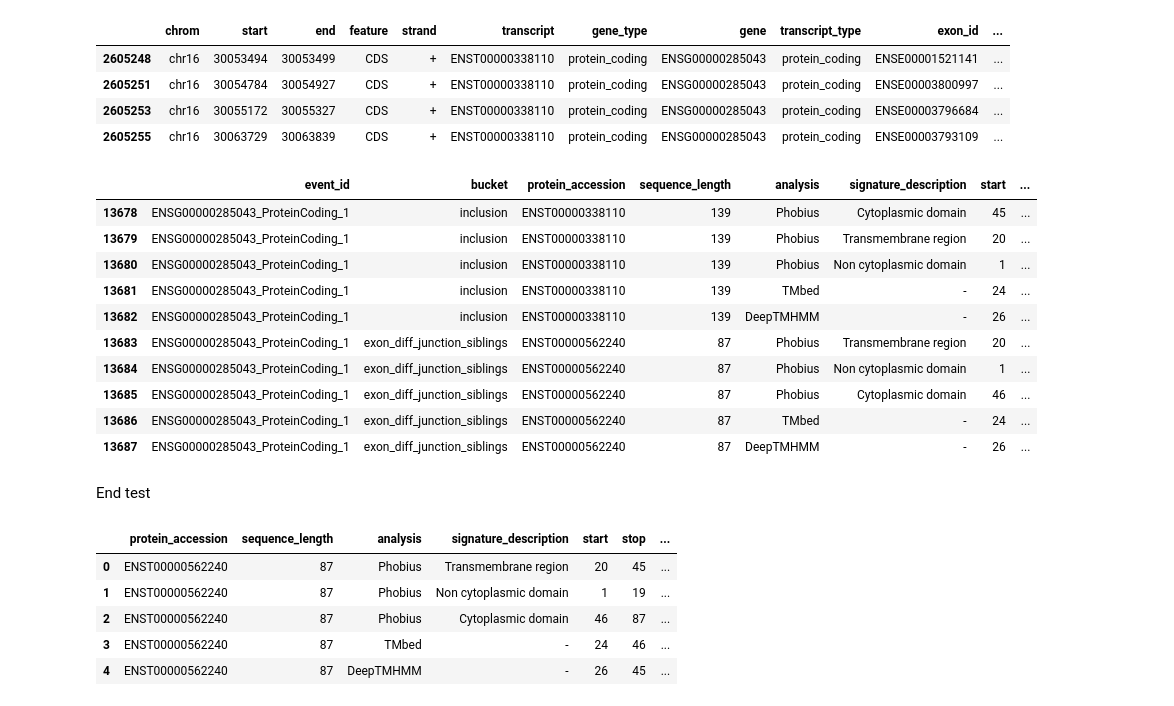
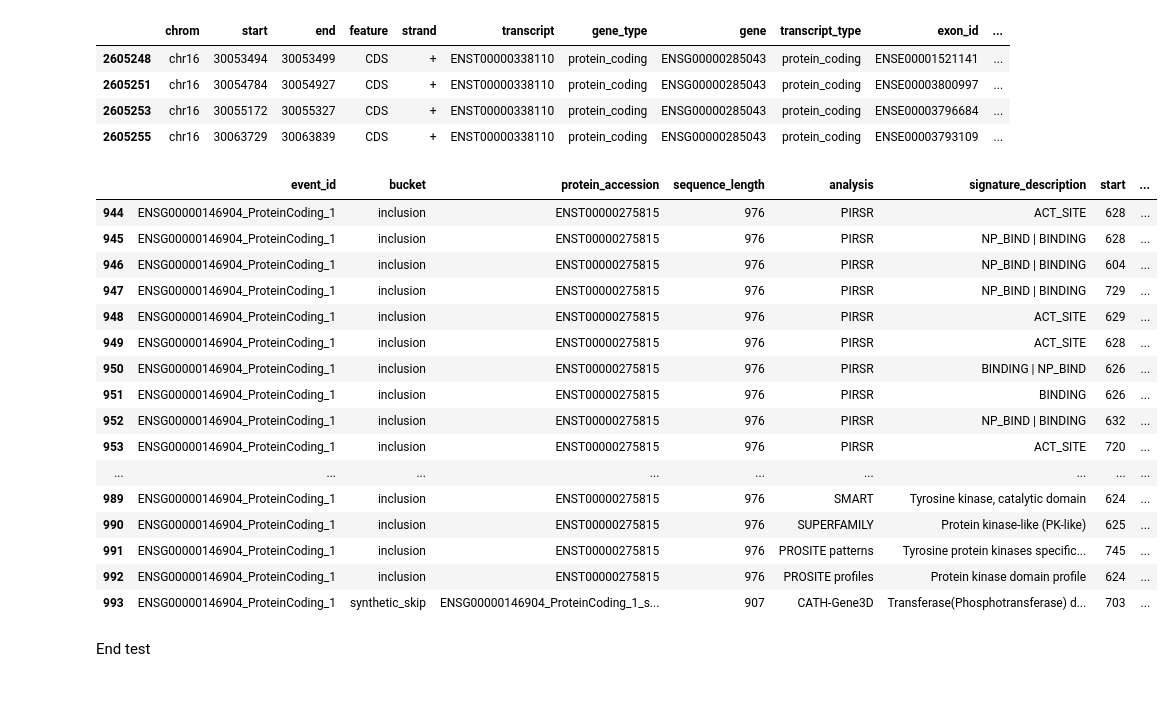
Before and after one commit to reliscu/bulk_splicing_GTEx_cortex, a Jupyter notebook: 31_visualize_interproscan_results.ipynb, the cells around one changed output. Cells and saved outputs as stored; diff of their text form; code cells hidden in the pictures.

```diff
--- a/31_visualize_interproscan_results.ipynb
+++ b/31_visualize_interproscan_results.ipynb
@@ -1188 +1494,3 @@ event_interproscan_map["ENSG00000285043_ProteinCoding_1"]['exon_diff_junction_si
+# %%
+ev = "ENSG00000146904_ProteinCoding_1"
 # %%
@@ -1202,28 +1523,25 @@ cds_by_transcript['ENST00000338110']
 | 2605251 | chr16 | 30054784 | 30054927 | CDS | + | ENST00000338110 | protein_coding | ENSG00000285043 | protein_coding | ENSE00003800997 | ... |
 | 2605253 | chr16 | 30055172 | 30055327 | CDS | + | ENST00000338110 | protein_coding | ENSG00000285043 | protein_coding | ENSE00003796684 | ... |
 | 2605255 | chr16 | 30063729 | 30063839 | CDS | + | ENST00000338110 | protein_coding | ENSG00000285043 | protein_coding | ENSE00003793109 | ... |
-# %%
-signif_event_interproscan_map[ct][signif_event_interproscan_map[ct]['event_id'] == "ENSG00000285043_ProteinCoding_1"]
-# %% [output]
-|  | event_id | bucket | protein_accession | sequence_length | analysis | signature_description | start | ... |
-| 13678 | ENSG00000285043_ProteinCoding_1 | inclusion | ENST00000338110 | 139 | Phobius | Cytoplasmic domain | 45 | ... |
-| 13679 | ENSG00000285043_ProteinCoding_1 | inclusion | ENST00000338110 | 139 | Phobius | Transmembrane region | 20 | ... |
-| 13680 | ENSG00000285043_ProteinCoding_1 | inclusion | ENST00000338110 | 139 | Phobius | Non cytoplasmic domain | 1 | ... |
-| 13681 | ENSG00000285043_ProteinCoding_1 | inclusion | ENST00000338110 | 139 | TMbed | - | 24 | ... |
-| 13682 | ENSG00000285043_ProteinCoding_1 | inclusion | ENST00000338110 | 139 | DeepTMHMM | - | 26 | ... |
-| 13683 | ENSG00000285043_ProteinCoding_1 | exon_diff_junction_siblings | ENST00000562240 | 87 | Phobius | Transmembrane region | 20 | ... |
-| 13684 | ENSG00000285043_ProteinCoding_1 | exon_diff_junction_siblings | ENST00000562240 | 87 | Phobius | Non cytoplasmic domain | 1 | ... |
-| 13685 | ENSG00000285043_ProteinCoding_1 | exon_diff_junction_siblings | ENST00000562240 | 87 | Phobius | Cytoplasmic domain | 46 | ... |
-| 13686 | ENSG00000285043_ProteinCoding_1 | exon_diff_junction_siblings | ENST00000562240 | 87 | TMbed | - | 24 | ... |
-| 13687 | ENSG00000285043_ProteinCoding_1 | exon_diff_junction_siblings | ENST00000562240 | 87 | DeepTMHMM | - | 26 | ... |
+# %%
+signif_event_interproscan_map['Deep_layer_glutamatergic'][signif_event_interproscan_map['Deep_layer_glutamatergic']['event_id'] == ev].tail(50)
+# %% [output]
+|  | event_id | bucket | protein_accession | sequence_length | analysis | signature_description | start | ... |
+| 944 | ENSG00000146904_ProteinCoding_1 | inclusion | ENST00000275815 | 976 | PIRSR | ACT_SITE | 628 | ... |
+| 945 | ENSG00000146904_ProteinCoding_1 | inclusion | ENST00000275815 | 976 | PIRSR | NP_BIND | BINDING | 628 | ... |
+| 946 | ENSG00000146904_ProteinCoding_1 | inclusion | ENST00000275815 | 976 | PIRSR | NP_BIND | BINDING | 604 | ... |
+| 947 | ENSG00000146904_ProteinCoding_1 | inclusion | ENST00000275815 | 976 | PIRSR | NP_BIND | BINDING | 729 | ... |
+| 948 | ENSG00000146904_ProteinCoding_1 | inclusion | ENST00000275815 | 976 | PIRSR | ACT_SITE | 629 | ... |
+| 949 | ENSG00000146904_ProteinCoding_1 | inclusion | ENST00000275815 | 976 | PIRSR | ACT_SITE | 628 | ... |
+| 950 | ENSG00000146904_ProteinCoding_1 | inclusion | ENST00000275815 | 976 | PIRSR | BINDING | NP_BIND | 626 | ... |
+| 951 | ENSG00000146904_ProteinCoding_1 | inclusion | ENST00000275815 | 976 | PIRSR | BINDING | 626 | ... |
+| 952 | ENSG00000146904_ProteinCoding_1 | inclusion | ENST00000275815 | 976 | PIRSR | NP_BIND | BINDING | 632 | ... |
+| 953 | ENSG00000146904_ProteinCoding_1 | inclusion | ENST00000275815 | 976 | PIRSR | ACT_SITE | 720 | ... |
+| ... | ... | ... | ... | ... | ... | ... | ... | ... |
+| 989 | ENSG00000146904_ProteinCoding_1 | inclusion | ENST00000275815 | 976 | SMART | Tyrosine kinase, catalytic domain | 624 | ... |
+| 990 | ENSG00000146904_ProteinCoding_1 | inclusion | ENST00000275815 | 976 | SUPERFAMILY | Protein kinase-like (PK-like) | 625 | ... |
+| 991 | ENSG00000146904_ProteinCoding_1 | inclusion | ENST00000275815 | 976 | PROSITE patterns | Tyrosine protein kinases specific... | 745 | ... |
+| 992 | ENSG00000146904_ProteinCoding_1 | inclusion | ENST00000275815 | 976 | PROSITE profiles | Protein kinase domain profile | 624 | ... |
+| 993 | ENSG00000146904_ProteinCoding_1 | synthetic_skip | ENSG00000146904_ProteinCoding_1_s... | 907 | CATH-Gene3D | Transferase(Phosphotransferase) d... | 703 | ... |
 # %% [markdown]
 End test
-# %%
-event_interproscan_map[ev]['exon_diff_junction_siblings']
-# %% [output]
-|  | protein_accession | sequence_length | analysis | signature_description | start | stop | ... |
-| 0 | ENST00000562240 | 87 | Phobius | Transmembrane region | 20 | 45 | ... |
-| 1 | ENST00000562240 | 87 | Phobius | Non cytoplasmic domain | 1 | 19 | ... |
-| 2 | ENST00000562240 | 87 | Phobius | Cytoplasmic domain | 46 | 87 | ... |
-| 3 | ENST00000562240 | 87 | TMbed | - | 24 | 46 | ... |
-| 4 | ENST00000562240 | 87 | DeepTMHMM | - | 26 | 45 | ... |
```
Also changed, not shown: parts of 10 cells of this notebook, 2 other files.
